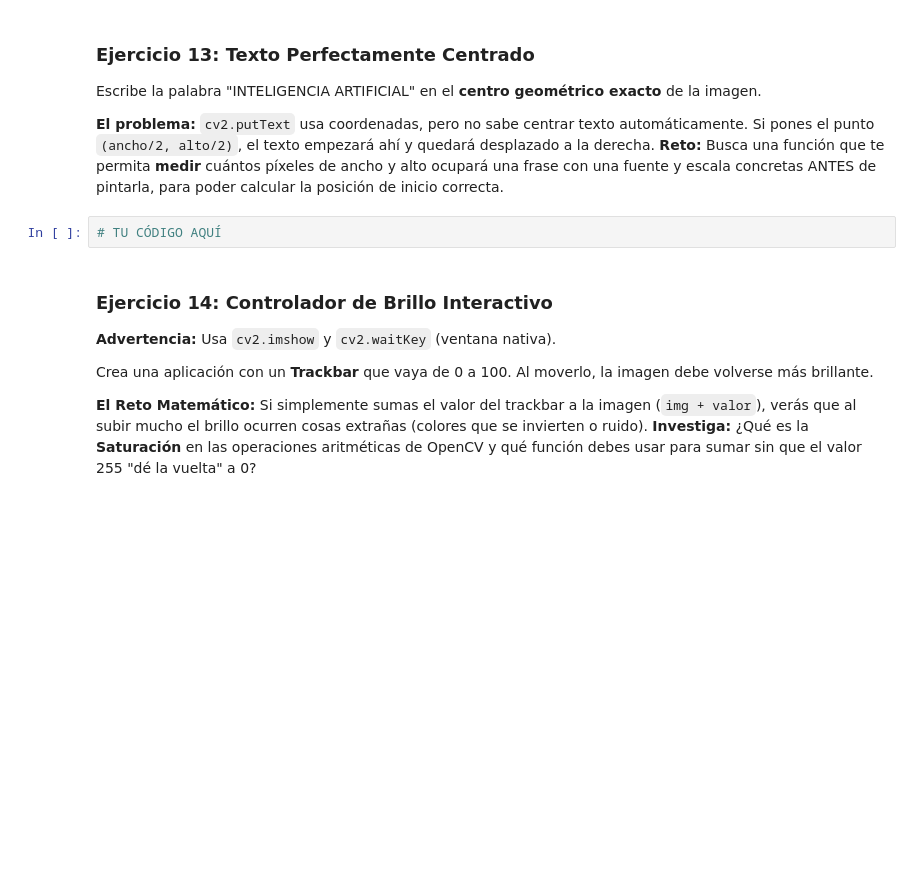
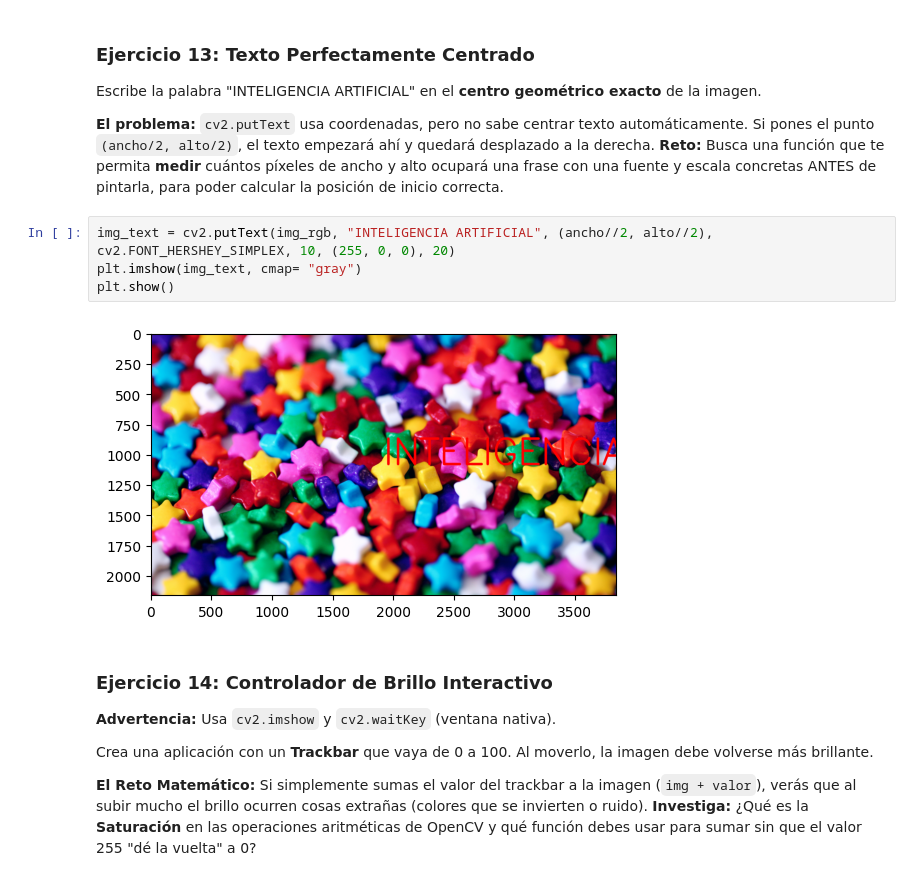
Before and after one commit to JavierPeraltaAzagra/Big-Data-e-IA, a Jupyter notebook: Programacion de IA/Tratamiento de imagen/Ejercicio 4 OpenCV/Practica_4_OpenCV.ipynb, the cells around one changed output. Drawn from its saved outputs; the diff is of its cells as text; blank space fills up the shorter version.

```diff
--- a/Programacion de IA/Tratamiento de imagen/Ejercicio 4 OpenCV/Practica_4_OpenCV.ipynb
+++ b/Programacion de IA/Tratamiento de imagen/Ejercicio 4 OpenCV/Practica_4_OpenCV.ipynb
@@ -260,8 +282,12 @@ Escribe la palabra "INTELIGENCIA ARTIFICIAL" en el **centro geométrico exacto**
 
 **El problema:** `cv2.putText` usa coordenadas, pero no sabe centrar texto automáticamente. Si pones el punto `(ancho/2, alto/2)`, el texto empezará ahí y quedará desplazado a la derecha.
 **Reto:** Busca una función que te permita **medir** cuántos píxeles de ancho y alto ocupará una frase con una fuente y escala concretas ANTES de pintarla, para poder calcular la posición de inicio correcta.
-# %%
-# TU CÓDIGO AQUÍ
+# %%
+img_text = cv2.putText(img_rgb, "INTELIGENCIA ARTIFICIAL", (ancho//2, alto//2), cv2.FONT_HERSHEY_SIMPLEX, 10, (255, 0, 0), 20)
+plt.imshow(img_text, cmap= "gray")
+plt.show()
+# %% [output]
+[figure, added]
 # %% [markdown]
 ### Ejercicio 14: Controlador de Brillo Interactivo
 **Advertencia:** Usa `cv2.imshow` y `cv2.waitKey` (ventana nativa).
```
Also changed, not shown: parts of 4 cells of this notebook, 1 other file.
